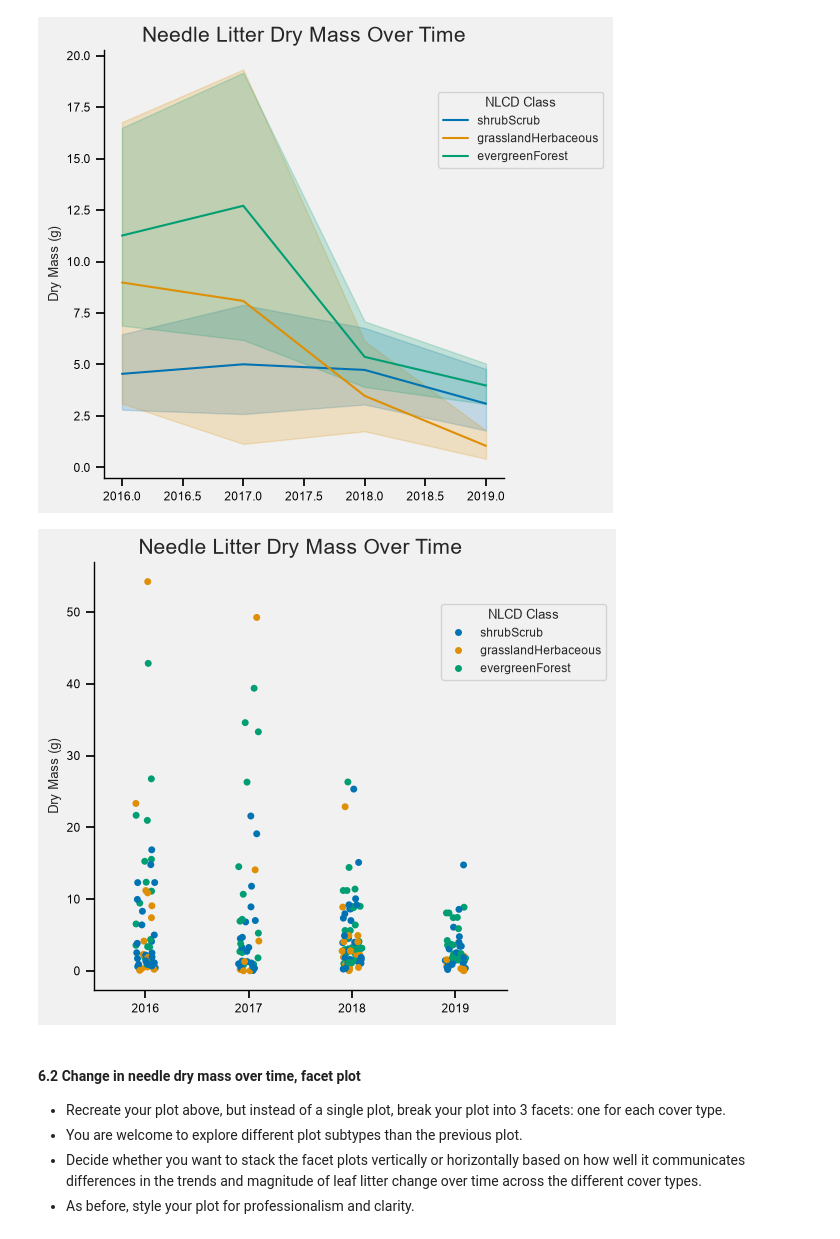
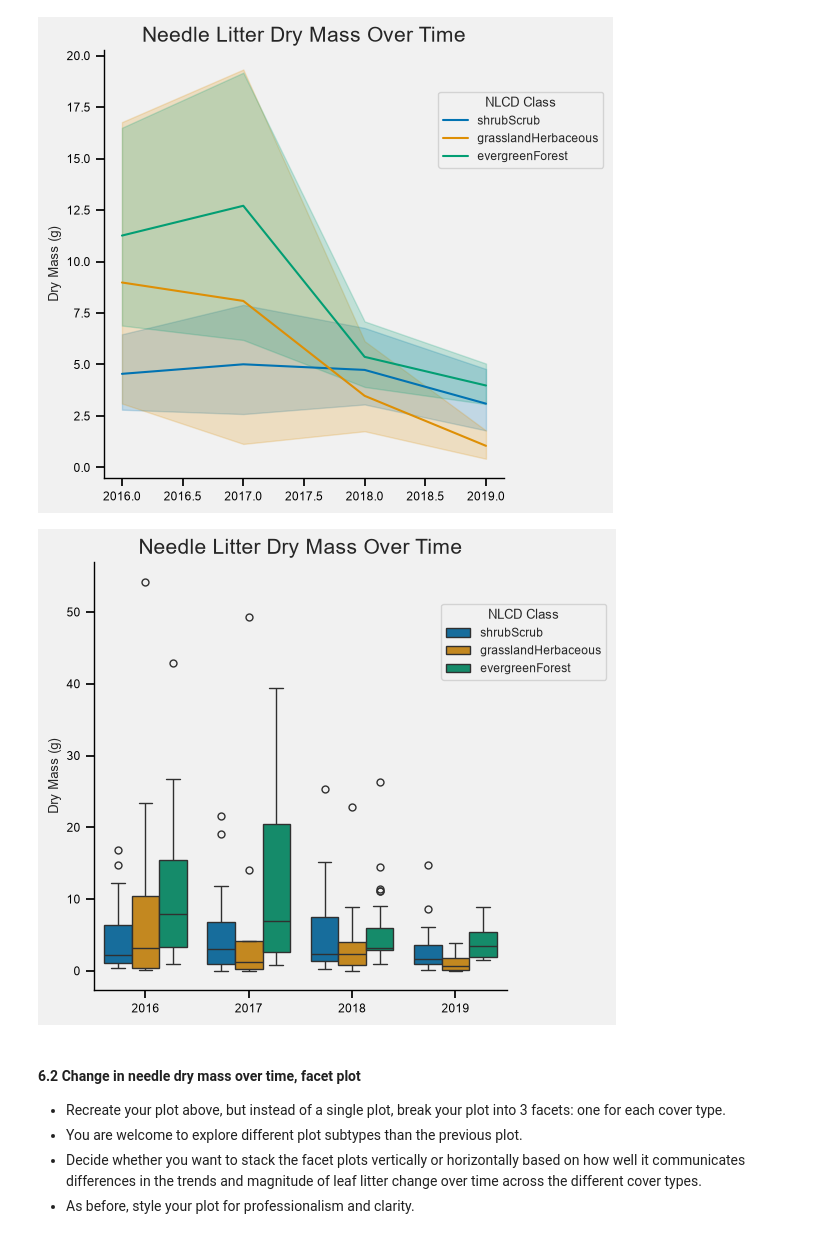
Before and after one commit to sarahj-hall/ENV700, a Jupyter notebook: Assignments/A5-DataVisualization.ipynb, the cells around one changed output. Cells and saved outputs as stored; diff of their text form; code cells hidden in the pictures.

```diff
--- a/Assignments/A5-DataVisualization.ipynb
+++ b/Assignments/A5-DataVisualization.ipynb
@@ -271,27 +299,29 @@ sns.move_legend(
 # %%
 # 6. Plot the dry mass of needles over time, separated by NLCD cover type
 g = sns.catplot(
     data = NEON_NIWO.loc[NEON_NIWO['functionalGroup'] == 'Needles'],
     x = 'Year',
     y = 'dryMass',
-    hue = 'nlcdClass'
+    kind = 'box',
+    hue = 'nlcdClass',
+    #alpha = 0.6
 )
 
 g.set(
     xlabel = "",
     ylabel = "Dry Mass (g)",
     title = "Needle Litter Dry Mass Over Time"
 )
 
 sns.move_legend(
     g,
     loc = 'upper right',
     title = "NLCD Class",
     frameon = True,
     bbox_to_anchor = (0.9, 0.9)
 )
 # %% [output]
-[figure, old version]
+[figure, new version]
 # %% [markdown]
 #### 6.2 Change in needle dry mass over time, facet plot
 * Recreate your plot above, but instead of a single plot, break your plot into 3 facets: one for each cover type.
```
Also changed, not shown: parts of 4 cells of this notebook, 4 other files.
